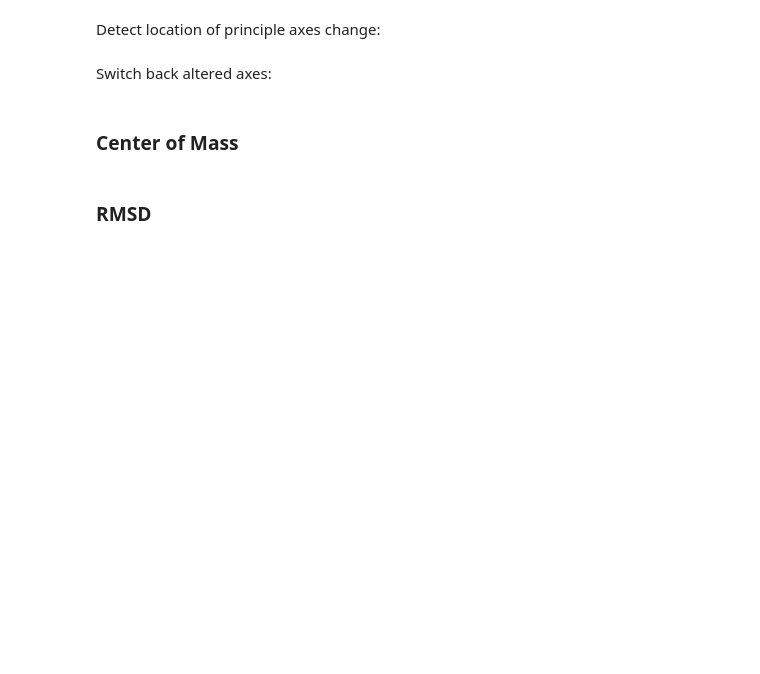
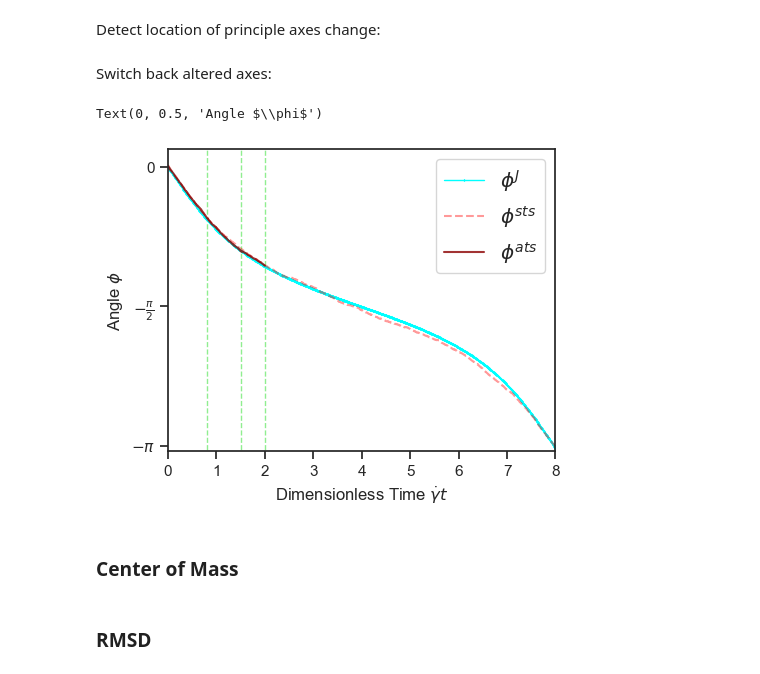
Before and after one commit to gary89git/data_processing, a Jupyter notebook: flip1-30.ipynb, the cells around one changed output. Cells and saved outputs as stored; diff of their text form; code cells hidden in the pictures; blank space fills up the shorter version.

```diff
--- a/flip1-30.ipynb
+++ b/flip1-30.ipynb
@@ -892,14 +898,10 @@ for i in range(len(psi)):
 Switch back altered axes:
 # %%
 for i in range(len(phi)):
-    if phi[i]<0 and t_sts[i] < 8:
-        phi[i] += 0.5*np.pi
+    if phi[i]<0 and t_sts[i] < 4:
+        phi[i] += np.pi
     else:
-        phi[i] -= 1.5*np.pi
-        if phi[i] < -np.pi:
-            phi[i] += np.pi
-        elif t_sts[i] > 8.02:
-            phi[i] += np.pi
+        phi[i] -= np.pi
 
 # for i in range(len(phi)):
 #     if phi[i]<-np.pi:
@@ -919,12 +921,10 @@ for i in range(len(q1)):
     psia.append(math.atan2(q2[i]*q4[i]-q1[i]*q3[i],q1[i]*q2[i]+q3[i]*q4[i]))
 # %%
 for i in range(len(phia)):
-    if phia[i]<0:
-        phia[i] += 0.5*np.pi
+    if phia[i]<0 and t_ats[i]<4:
+        phia[i] += np.pi
     else:
-        phia[i] -= 1.5*np.pi
-        if t_ats[i] > 8.02:
-            phia[i] += np.pi
+        phia[i] -= np.pi
 
 # for i in range(len(phia)):
 #     if phia[i]<-np.pi:
@@ -1076,24 +1076,27 @@ print("Done!")
 # %%
 sns.set_style("ticks") # darkgrid, whitegrid, dark, white, ticks
 sns.set_context("notebook") # paper, notebook, talk, poster
-fig = pl.figure(figsize=(6, 5), dpi=100)
+fig = pl.figure(figsize=(5, 4), dpi=100)
 ax1 = fig.add_subplot(111)
 for i in range(len(pline)):
     ax1.plot([pline[i]]*2, [-4,1], color='lightgreen', linewidth=1, alpha=1, linestyle='--')
+ax1.plot(x_theta, J_theta, marker='x', markersize=1, color='cyan', linewidth=1, alpha=1, label=r'$\phi^{J}$')
 ax1.plot(t_sts, phi, linestyle='--', markersize=0.01, color='red', linewidth=1.5, alpha=0.4, label=r'$\phi ^{sts}$')
 ax1.plot(t_ats, phia, linestyle='-', color='darkred', linewidth=1.5, alpha=0.8, label=r'$\phi ^{ats}$')
-ax1.plot(x_theta, J_theta, linestyle='--', markersize=1, color='darkcyan', linewidth=1, alpha=1, label=r'$\phi^{J}$')
 
 # ax1.plot([0,15], [0,0], color='black', linewidth=1, alpha=0.5, linestyle='--')
 # ax1.plot(t_sts[w-1], func(t_sts[w-1], *popt), 'k--',)
 
-ax1.legend(loc=3, ncol=1, fontsize='large')
-ax1.set_xlim([0,12])
+ax1.legend(loc=1, ncol=1, fontsize='large')
+ax1.set_xlim([0,8])
 # ax1.set_xticks(range(0,3001,1000))
 ax1.set_ylim([-3.2,0.2])
 # ax1.set_yticks([-1.8+i*0.2 for i in range(11)])
 ax1.set_yticks([0,-np.pi/2,-np.pi])
 ax1.set_yticklabels([0,r'$-\frac{\pi}{2}$',r'$-\pi$'])
-ax1.set_xlabel(r'$\dot\gamma t$')
+ax1.set_xlabel(r'Dimensionless Time $\dot\gamma t$')
 ax1.set_ylabel(r'Angle $\phi$')
+# %% [output]
+Text(0, 0.5, 'Angle $\\phi$')
+[figure, added]
 # %%
```
Also changed, not shown: parts of 16 cells of this notebook, 2 other files.
